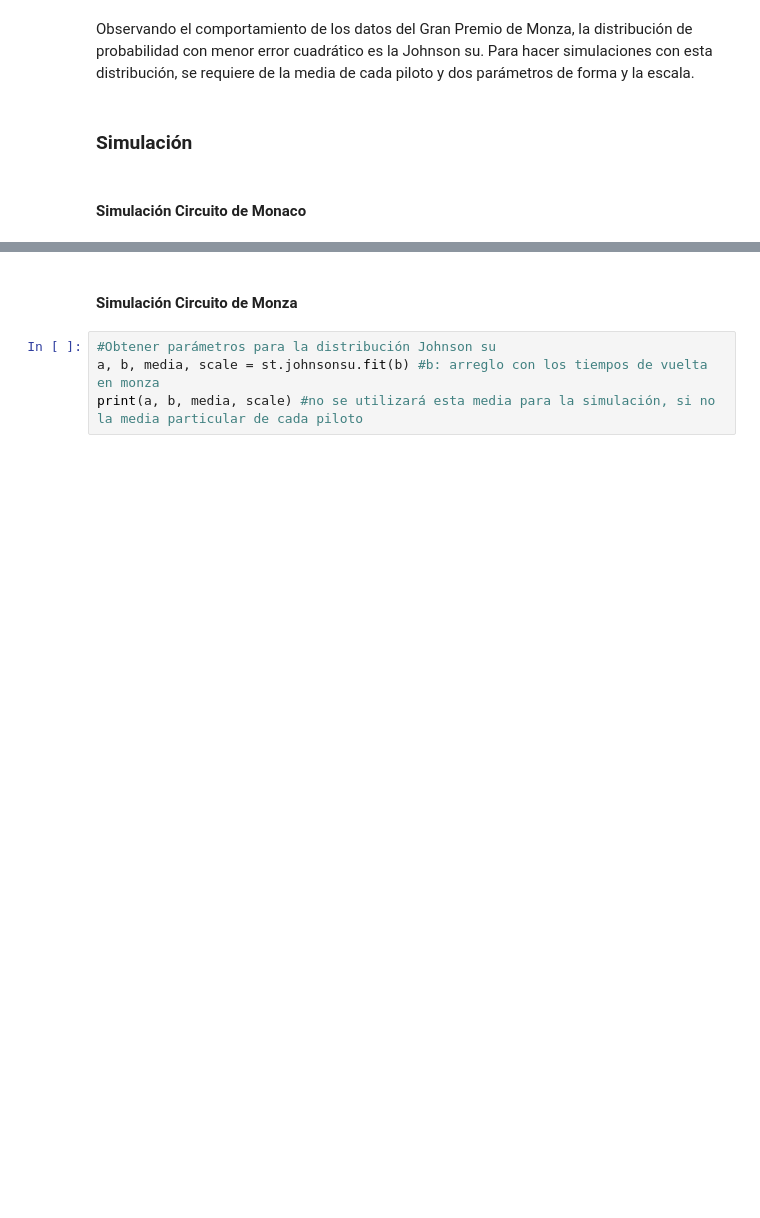
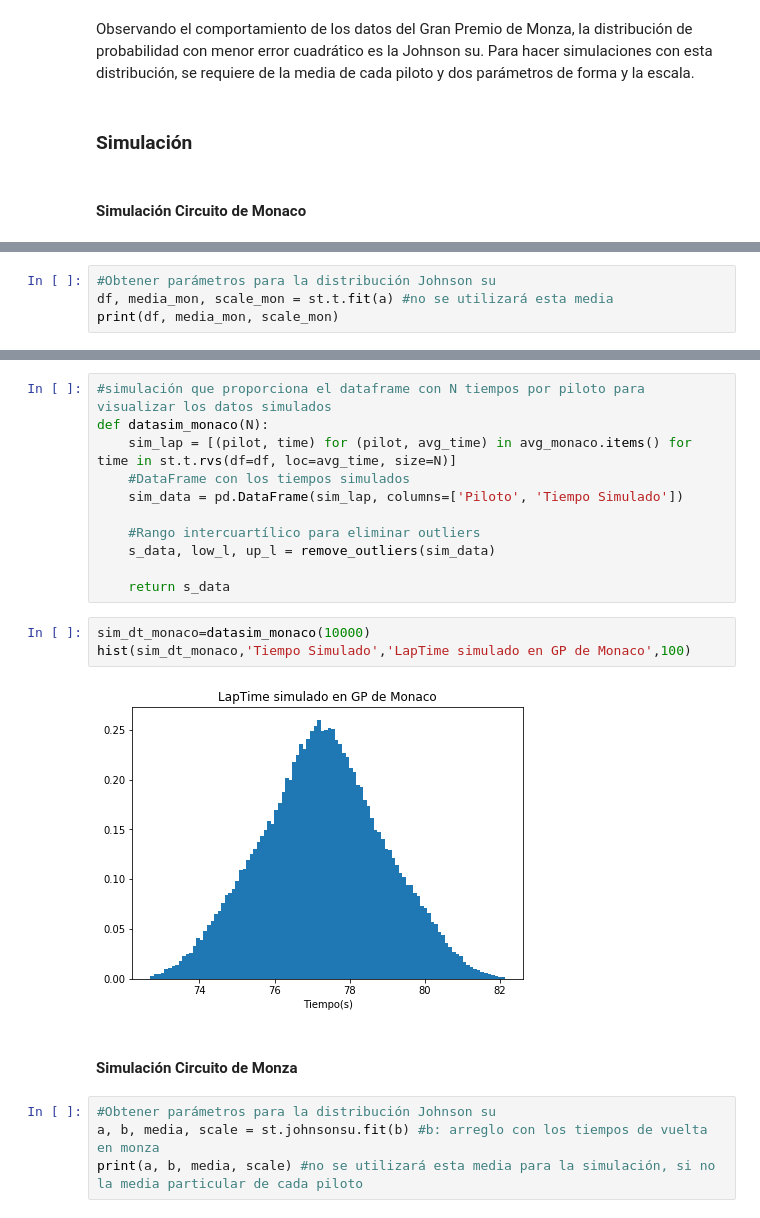
Before and after one commit to carolanb/Proyecto_modulo1, a Jupyter notebook: GuiaProyectoActual.ipynb, the cells around one changed output, grey strips where cells are left out. Drawn from its saved outputs; the diff is of its cells as text; blank space fills up the shorter version.

Commit message:
gráficas y sim monaco

```diff
--- a/GuiaProyectoActual.ipynb
+++ b/GuiaProyectoActual.ipynb
@@ -375,0 +378,4 @@ Observando el comportamiento de los datos del Gran Premio de Monza, la distribuc
+# %%
+#Obtener parámetros para la distribución Johnson su
+df, media_mon, scale_mon = st.t.fit(a) #no se utilizará esta media
+print(df, media_mon, scale_mon)
@@ -376,3 +411,19 @@ Observando el comportamiento de los datos del Gran Premio de Monza, la distribuc
+# %%
+#simulación que proporciona el dataframe con N tiempos por piloto para visualizar los datos simulados
+def datasim_monaco(N):
+    sim_lap = [(pilot, time) for (pilot, avg_time) in avg_monaco.items() for time in st.t.rvs(df=df, loc=avg_time, size=N)]
+    #DataFrame con los tiempos simulados
+    sim_data = pd.DataFrame(sim_lap, columns=['Piloto', 'Tiempo Simulado'])
+
+    #Rango intercuartílico para eliminar outliers
+    s_data, low_l, up_l = remove_outliers(sim_data)
+
+    return s_data
+# %%
+sim_dt_monaco=datasim_monaco(10000)
+hist(sim_dt_monaco,'Tiempo Simulado','LapTime simulado en GP de Monaco',100)
+# %% [output]
+[figure, added]
 # %% [markdown]
 #### Simulación Circuito de Monza
 # %%
```
Also changed, not shown: parts of 27 cells of this notebook.
